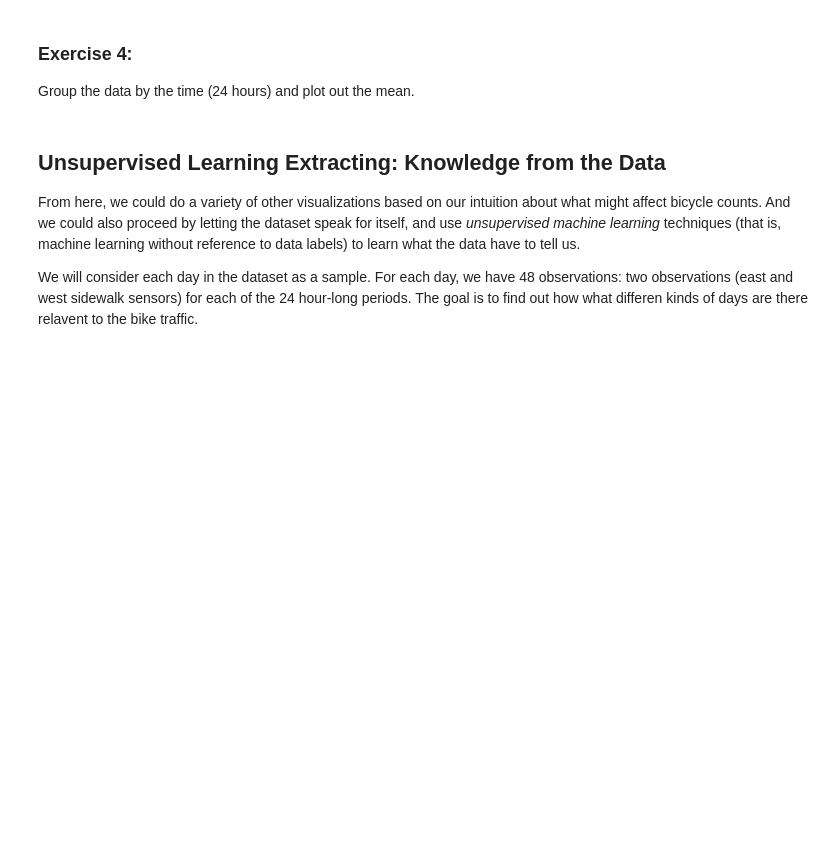
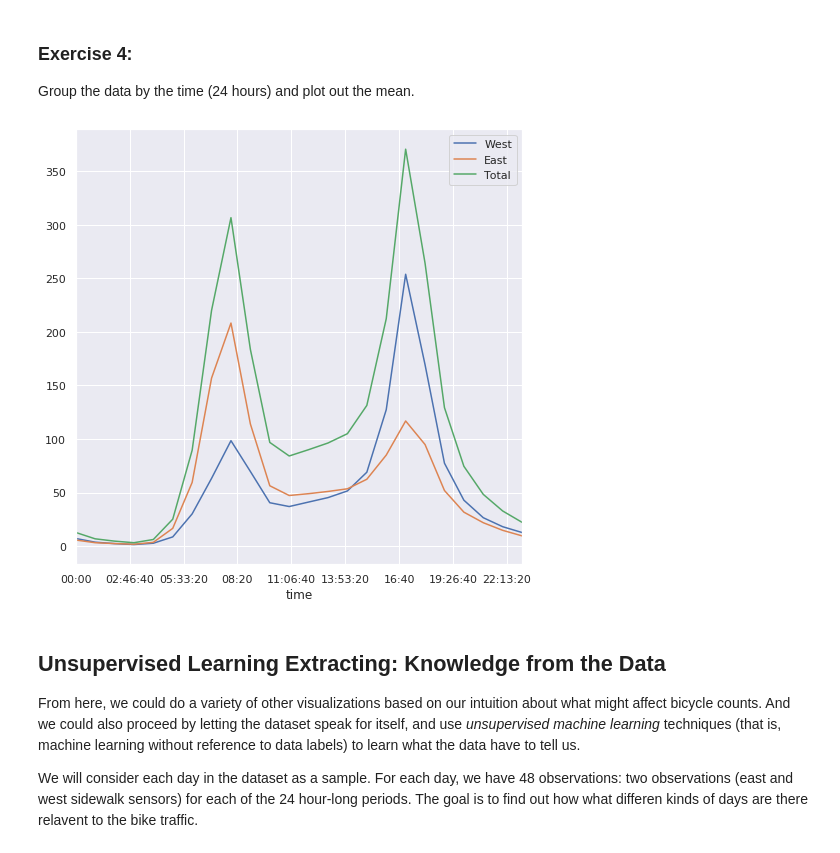
Before and after one commit to shravani96v/comp840-ML, a Jupyter notebook: materials/week11/SeattleBike0.ipynb, the cells around one changed output. Saved outputs shown, nothing was run; the diff lists cells and outputs as text; code cells hidden in the pictures; blank space fills up the shorter version.

```diff
--- a/materials/week11/SeattleBike0.ipynb
+++ b/materials/week11/SeattleBike0.ipynb
@@ -74,3 +107,8 @@ Group the data by the time (24 hours) and plot out the mean.
+# %%
+# to do:
+data.groupby(data.index.time).mean().plot(figsize=(8, 8));
+# %% [output]
+[figure, added]
 # %% [markdown]
 ## Unsupervised Learning Extracting: Knowledge from the Data
 
```
Also changed, not shown: parts of 40 cells of this notebook, 6 other files.
